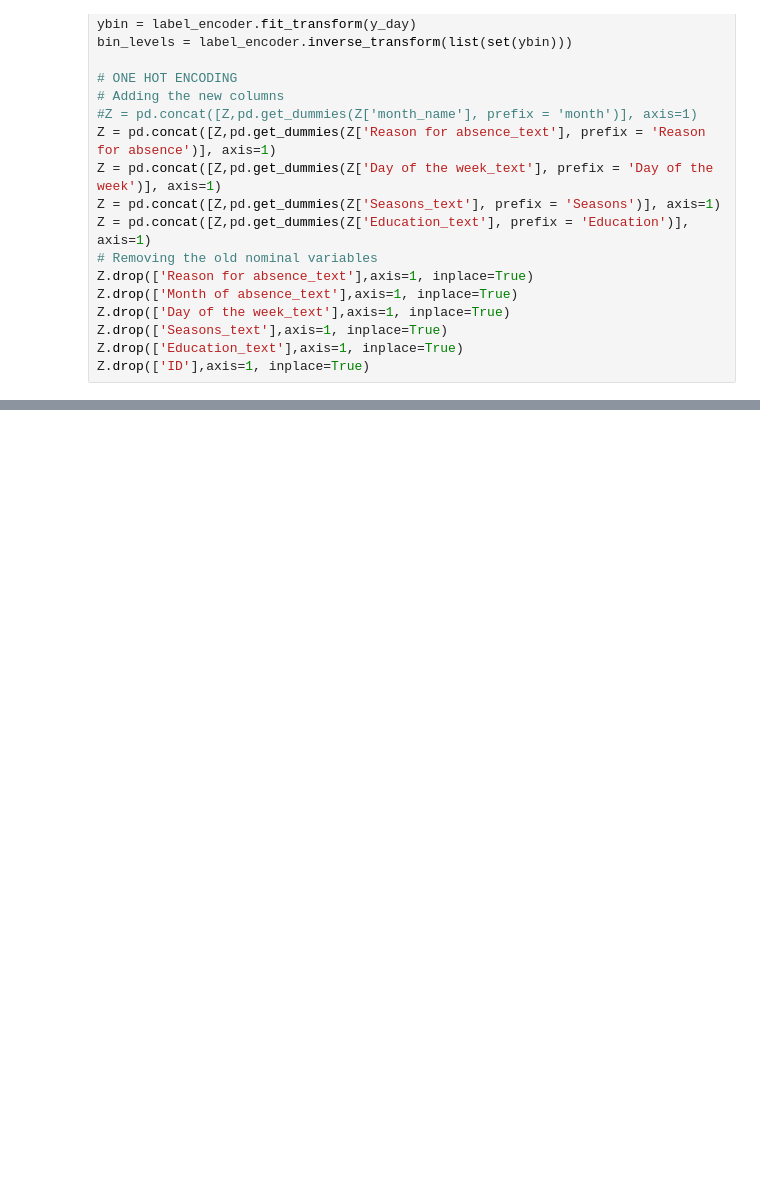
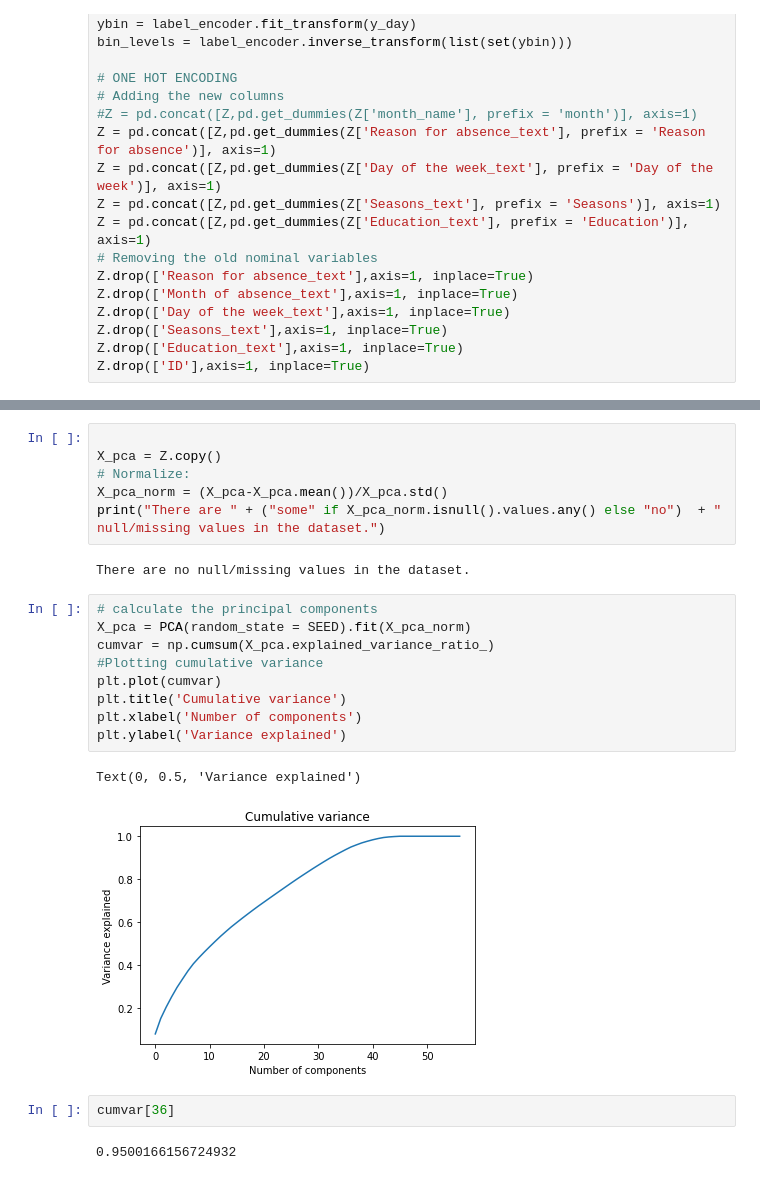
Before and after one commit to DHRUV6029/CMPE-255_NPDP, a Jupyter notebook: CMPE_255_NPDP.ipynb, the cells around one changed output, grey strips where cells are left out. Cells and saved outputs as stored; diff of their text form; blank space fills up the shorter version.

```diff
--- a/CMPE_255_NPDP.ipynb
+++ b/CMPE_255_NPDP.ipynb
@@ -2354,0 +2359,24 @@ Z.drop(['ID'],axis=1, inplace=True)
+# %%
+
+X_pca = Z.copy()
+# Normalize:
+X_pca_norm = (X_pca-X_pca.mean())/X_pca.std()
+print("There are " + ("some" if X_pca_norm.isnull().values.any() else "no")  + " null/missing values in the dataset.")
+# %% [output]
+There are no null/missing values in the dataset.
+# %%
+# calculate the principal components
+X_pca = PCA(random_state = SEED).fit(X_pca_norm)
+cumvar = np.cumsum(X_pca.explained_variance_ratio_)
+#Plotting cumulative variance
+plt.plot(cumvar)
+plt.title('Cumulative variance')
+plt.xlabel('Number of components')
+plt.ylabel('Variance explained')
+# %% [output]
+Text(0, 0.5, 'Variance explained')
+[figure, added]
+# %%
+cumvar[36]
+# %% [output]
+0.9500166156724932
```
Also changed, not shown: parts of 5 cells of this notebook.
